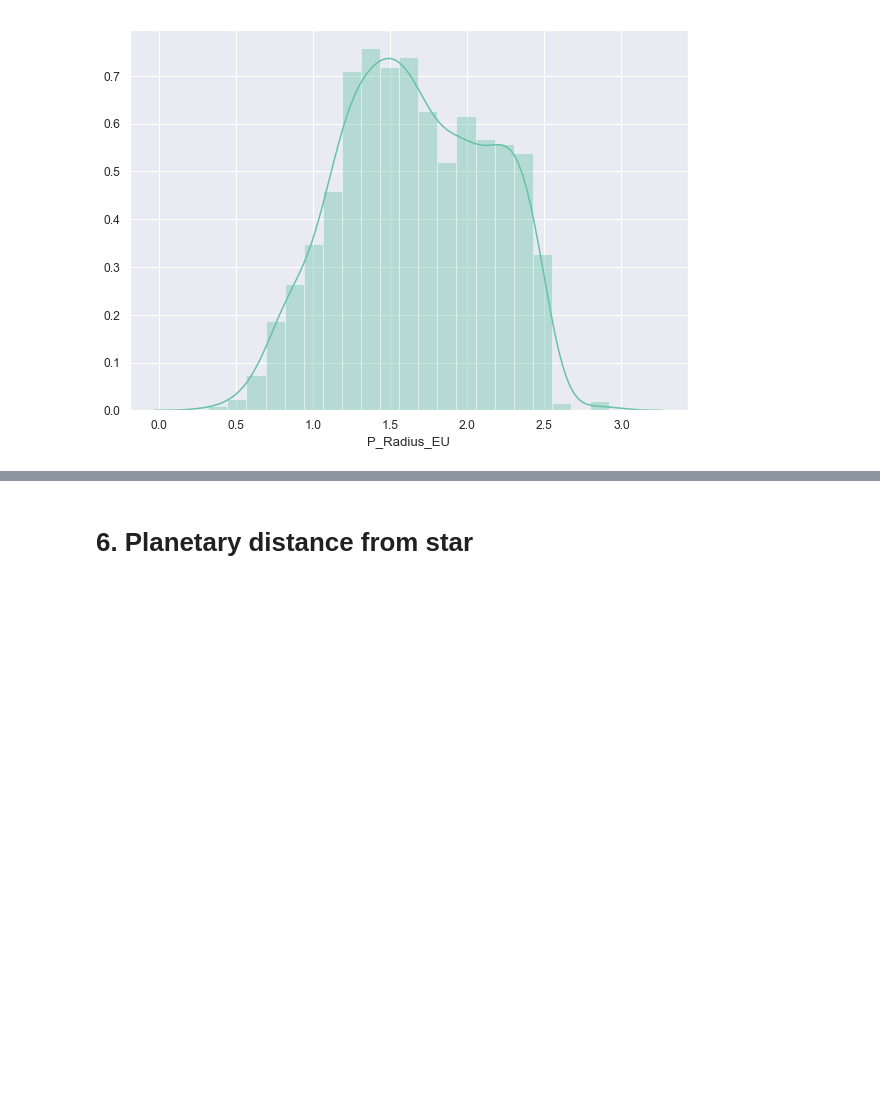
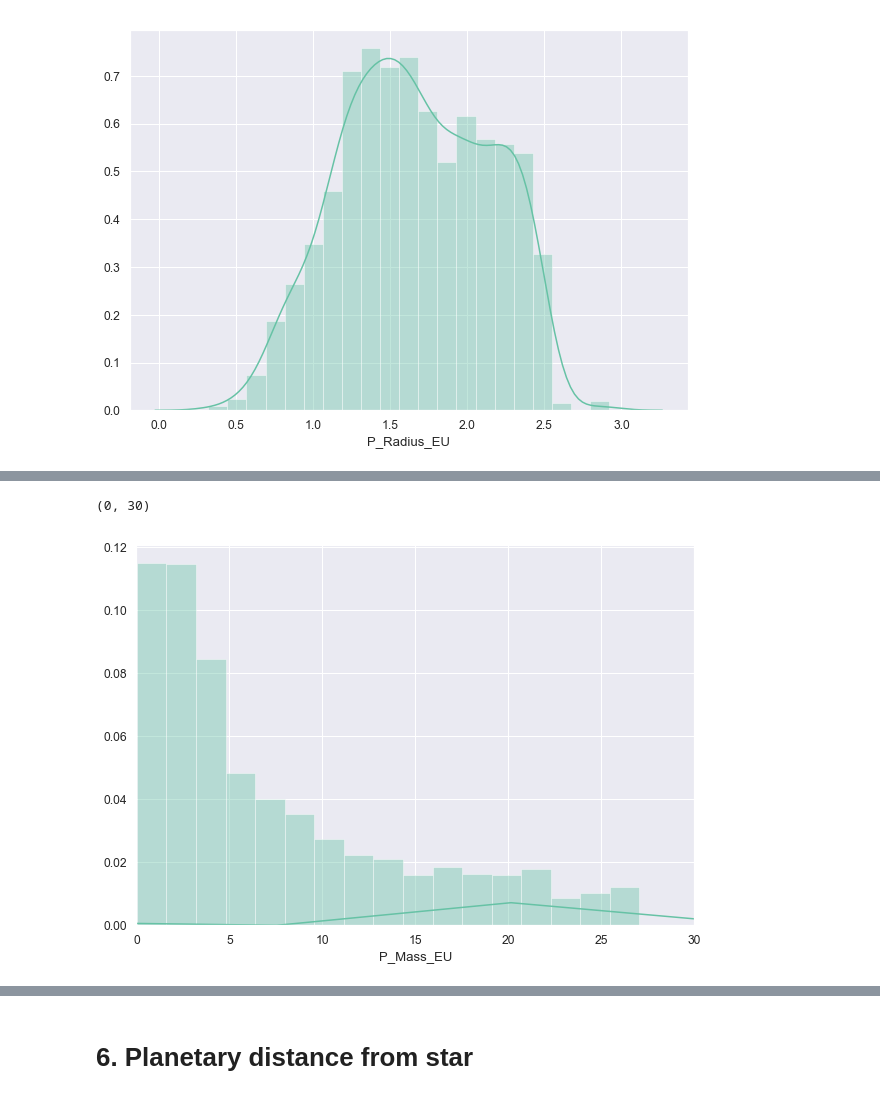
Before and after one commit to annaviper/exoplanets, a Jupyter notebook: 2. Exploratory and Statistical analysis/phl.ipynb, the cells around one changed output, grey strips where cells are left out. Saved outputs shown, nothing was run; the diff lists cells and outputs as text; code cells hidden in the pictures; blank space fills up the shorter version.

```diff
--- a/2. Exploratory and Statistical analysis/phl.ipynb
+++ b/2. Exploratory and Statistical analysis/phl.ipynb
@@ -413,0 +500,9 @@ rocky = rocky['P_Radius_EU']
+# %%
+# Ditribution of rocky-iron planets mass
+plt.figure(figsize=(10,7))
+sns.distplot(rocky, bins = 1000)
+#plt.ylim([0, 0.00])
+plt.xlim([0, 30])
+# %% [output]
+(0, 30)
+[figure, added]
```
Also changed, not shown: parts of 39 cells of this notebook.
